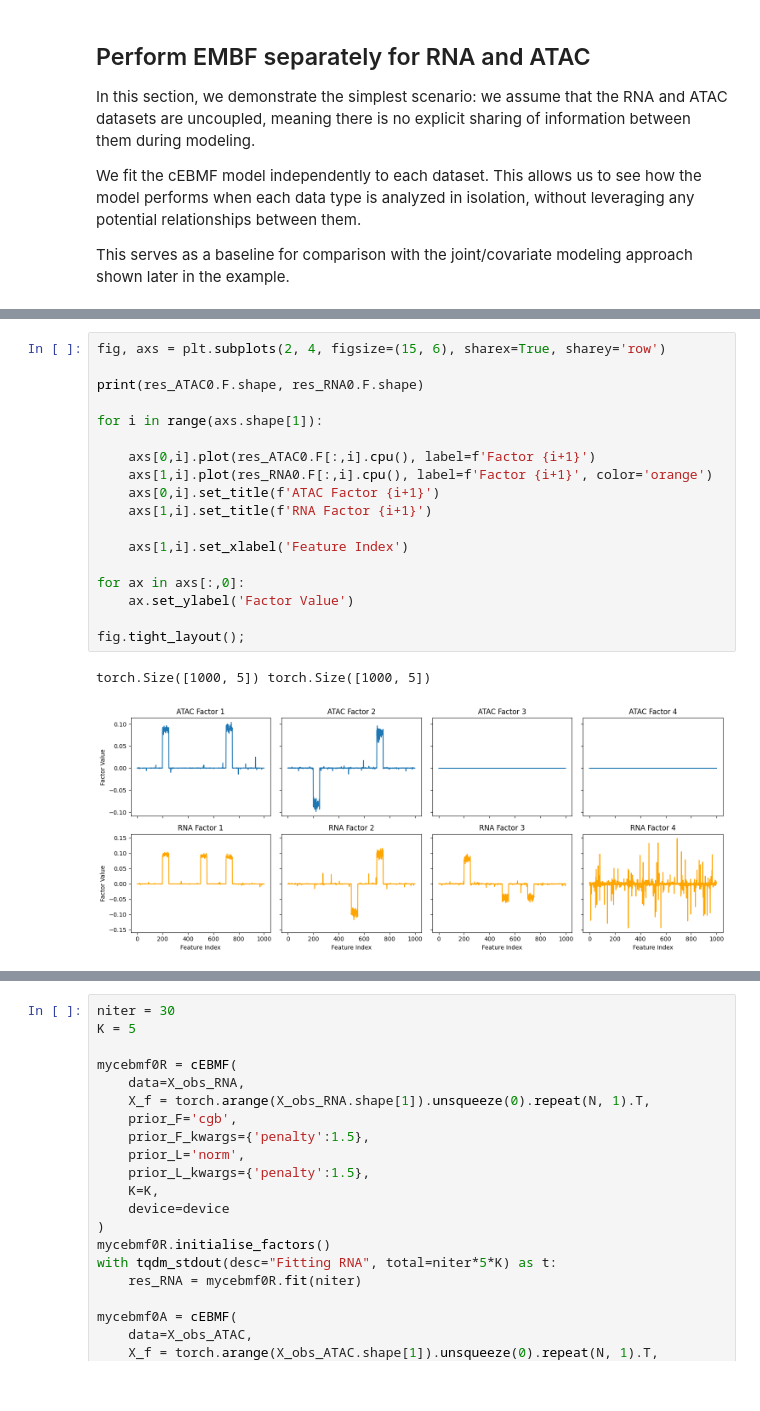
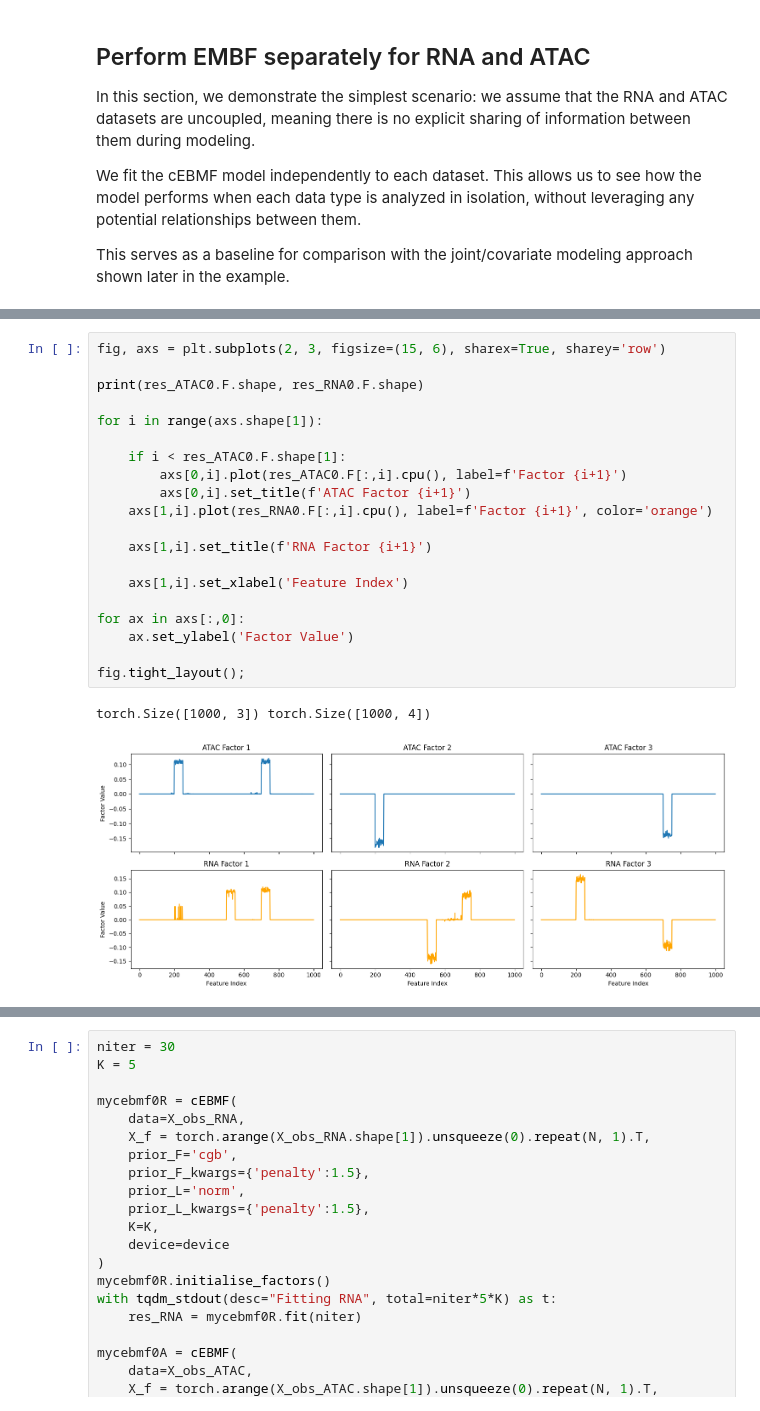
Before and after one commit to william-denault/cebmf_torch, a Jupyter notebook: examples/model_RNA_ATAC.ipynb, the cells around one changed output, grey strips where cells are left out. Saved outputs shown, nothing was run; the diff lists cells and outputs as text.

```diff
--- a/examples/model_RNA_ATAC.ipynb
+++ b/examples/model_RNA_ATAC.ipynb
@@ -252,21 +257,23 @@ fig.tight_layout();
-# %%
-fig, axs = plt.subplots(2, 4, figsize=(15, 6), sharex=True, sharey='row')
-
-print(res_ATAC0.F.shape, res_RNA0.F.shape)
-
-for i in range(axs.shape[1]):
-
-    axs[0,i].plot(res_ATAC0.F[:,i].cpu(), label=f'Factor {i+1}')
-    axs[1,i].plot(res_RNA0.F[:,i].cpu(), label=f'Factor {i+1}', color='orange')
-    axs[0,i].set_title(f'ATAC Factor {i+1}')
-    axs[1,i].set_title(f'RNA Factor {i+1}')
-
-    axs[1,i].set_xlabel('Feature Index')
-
-for ax in axs[:,0]:
-    ax.set_ylabel('Factor Value')
-
-fig.tight_layout();
-# %% [output]
-torch.Size([1000, 5]) torch.Size([1000, 5])
-[figure, removed]
+# %%
+fig, axs = plt.subplots(2, 3, figsize=(15, 6), sharex=True, sharey='row')
+
+print(res_ATAC0.F.shape, res_RNA0.F.shape)
+
+for i in range(axs.shape[1]):
+
+    if i < res_ATAC0.F.shape[1]:
+        axs[0,i].plot(res_ATAC0.F[:,i].cpu(), label=f'Factor {i+1}')
+        axs[0,i].set_title(f'ATAC Factor {i+1}')
+    axs[1,i].plot(res_RNA0.F[:,i].cpu(), label=f'Factor {i+1}', color='orange')
+
+    axs[1,i].set_title(f'RNA Factor {i+1}')
+
+    axs[1,i].set_xlabel('Feature Index')
+
+for ax in axs[:,0]:
+    ax.set_ylabel('Factor Value')
+
+fig.tight_layout();
+# %% [output]
+torch.Size([1000, 3]) torch.Size([1000, 4])
+[figure, added]
```
Also changed, not shown: parts of 19 cells of this notebook, 1 other file.
